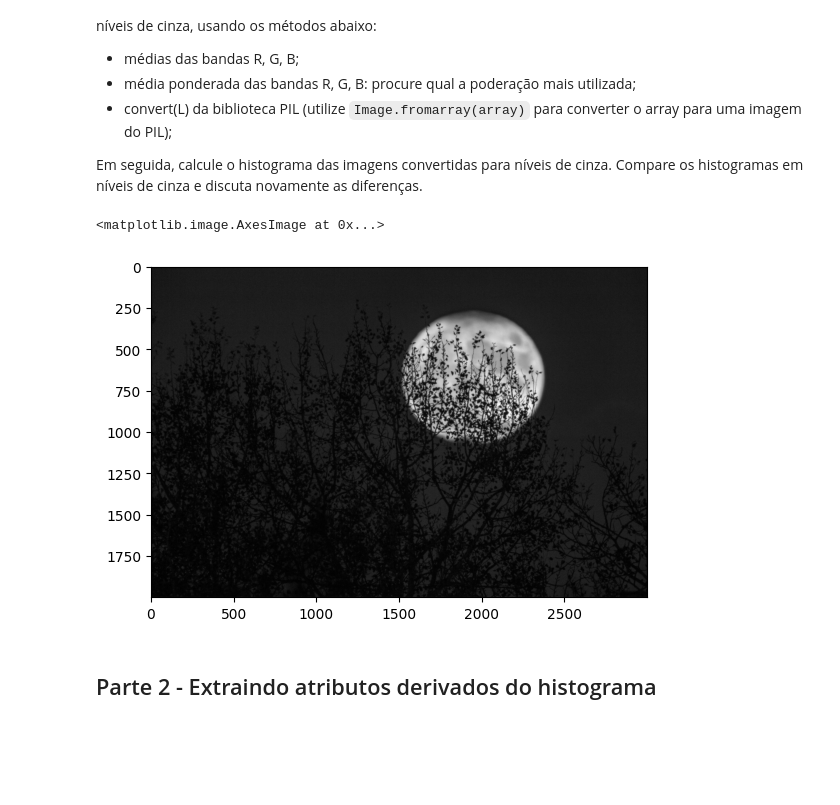
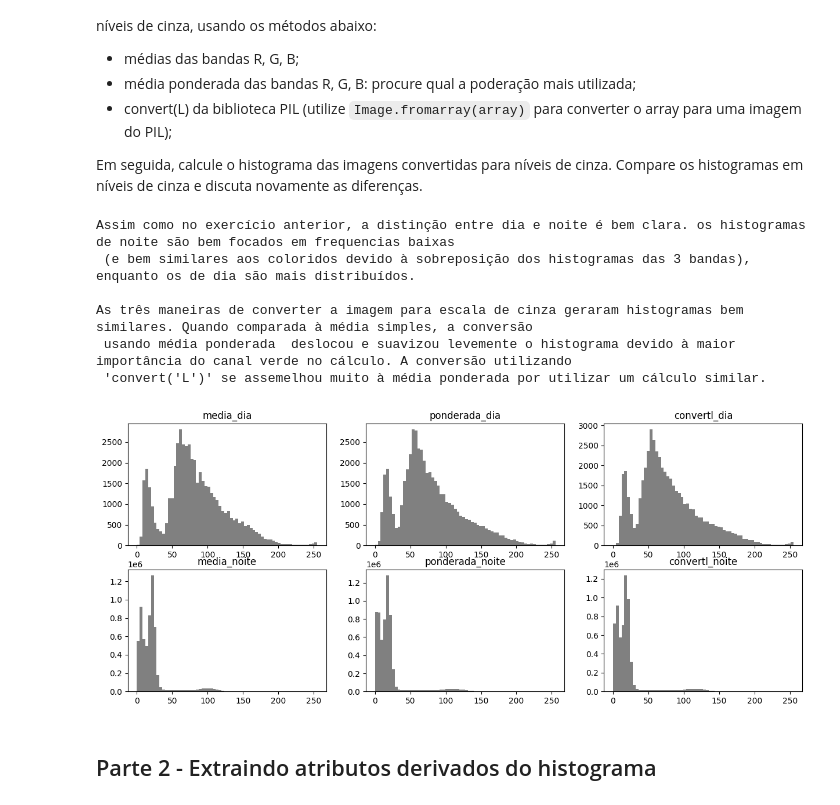
Before and after one commit to UNICAMP-EA979/2026s1-pi02-histogramas-knn-LuEx10, a Jupyter notebook: Atividade.ipynb, the cells around one changed output. Cells and saved outputs as stored; diff of their text form; code cells hidden in the pictures; blank space fills up the shorter version.

```diff
--- a/Atividade.ipynb
+++ b/Atividade.ipynb
@@ -131,29 +131,72 @@ Em seguida, calcule o histograma das imagens convertidas para níveis de cinza.
 # %%
 # Seu código aqui
 img_dia = all_imgs[1]
 img_noite = all_imgs[4]
 
 # Média das bandas R, G, B
 media_dia = np.mean(img_dia, axis=2)
 media_noite = np.mean(img_noite, axis=2)
 
 # Média ponderada
 pond_dia = 0.21*img_dia[:,:,0] + 0.72*img_dia[:,:,1] + 0.07*img_dia[:,:,2]
 pond_noite = 0.21*img_noite[:,:,0] + 0.72*img_noite[:,:,1] + 0.07*img_noite[:,:,2]
 
 # Conver(L)
 convertl_dia = Image.fromarray(img_dia).convert('L')
 convertl_noite = Image.fromarray(img_noite).convert('L')
 
 # Histogramas
 nbins = 64
 
-#
+hmedia_dia, bin_edges = np.histogram(media_dia, bins=nbins, range=(0,255))
+hmedia_noite, _ = np.histogram(media_noite, bins=nbins, range=(0,255))
+
+hpond_dia, _ = np.histogram(pond_dia, bins=nbins, range=(0,255))
+hpond_noite, _ = np.histogram(pond_noite, bins=nbins, range=(0,255))
+
+hconvertl_dia, _ = np.histogram(convertl_dia, bins=nbins, range=(0,255))
+hconvertl_noite, _ = np.histogram(convertl_noite, bins=nbins, range=(0,255))
 
 # Plotando
+fig, axs = plt.subplots(2,3,figsize=(15, 6))
+
+plt.subplot(2,3,1)
+plota_hist(hmedia_dia, 'grey', nbins, bin_edges)
+plt.title("media_dia")
+
+plt.subplot(2,3,4)
+plota_hist(hmedia_noite, 'grey', nbins, bin_edges)
+plt.title("media_noite")
+
+plt.subplot(2,3,2)
+plota_hist(hpond_dia, 'grey', nbins, bin_edges)
+plt.title("ponderada_dia")
+
+plt.subplot(2,3,5)
+plota_hist(hpond_noite, 'grey', nbins, bin_edges)
+plt.title("ponderada_noite")
+
+plt.subplot(2,3,3)
+plota_hist(hconvertl_dia, 'grey', nbins, bin_edges)
+plt.title("convertl_dia")
+
+plt.subplot(2,3,6)
+plota_hist(hconvertl_noite, 'grey', nbins, bin_edges)
+plt.title("convertl_noite")
+
+print("Assim como no exercício anterior, a distinção entre dia e noite é bem clara. os histogramas de noite são bem focados em frequencias baixas \n",
+      "(e bem similares aos coloridos devido à sobreposição dos histogramas das 3 bandas), enquanto os de dia são mais distribuídos.\n",
+      "\nAs três maneiras de converter a imagem para escala de cinza geraram histogramas bem similares. Quando comparada à média simples, a conversão\n",
+      "usando média ponderada  deslocou e suavizou levemente o histograma devido à maior importância do canal verde no cálculo. A conversão utilizando \n",
+      "'convert('L')' se assemelhou muito à média ponderada por utilizar um cálculo similar.")
 # %% [output]
-<matplotlib.image.AxesImage at 0x...>
+Assim como no exercício anterior, a distinção entre dia e noite é bem clara. os histogramas de noite são bem focados em frequencias baixas
+ (e bem similares aos coloridos devido à sobreposição dos histogramas das 3 bandas), enquanto os de dia são mais distribuídos.
+
+As três maneiras de converter a imagem para escala de cinza geraram histogramas bem similares. Quando comparada à média simples, a conversão
+ usando média ponderada  deslocou e suavizou levemente o histograma devido à maior importância do canal verde no cálculo. A conversão utilizando
+ 'convert('L')' se assemelhou muito à média ponderada por utilizar um cálculo similar.
-[figure, old version]
+[figure, new version]
 # %% [markdown]
 ## Parte 2 - Extraindo atributos derivados do histograma
 # %% [markdown]
```
Also changed, not shown: parts of 22 cells of this notebook.
